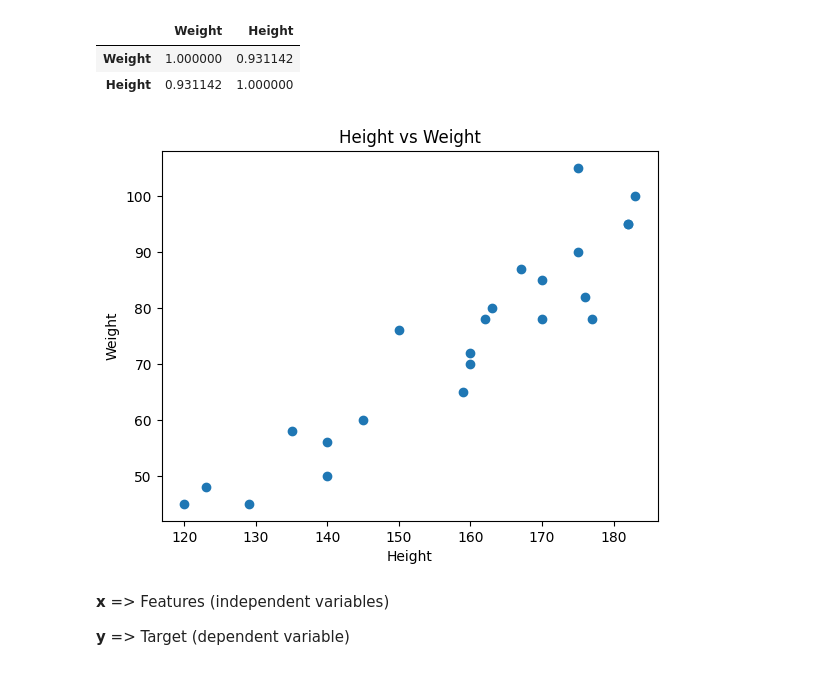
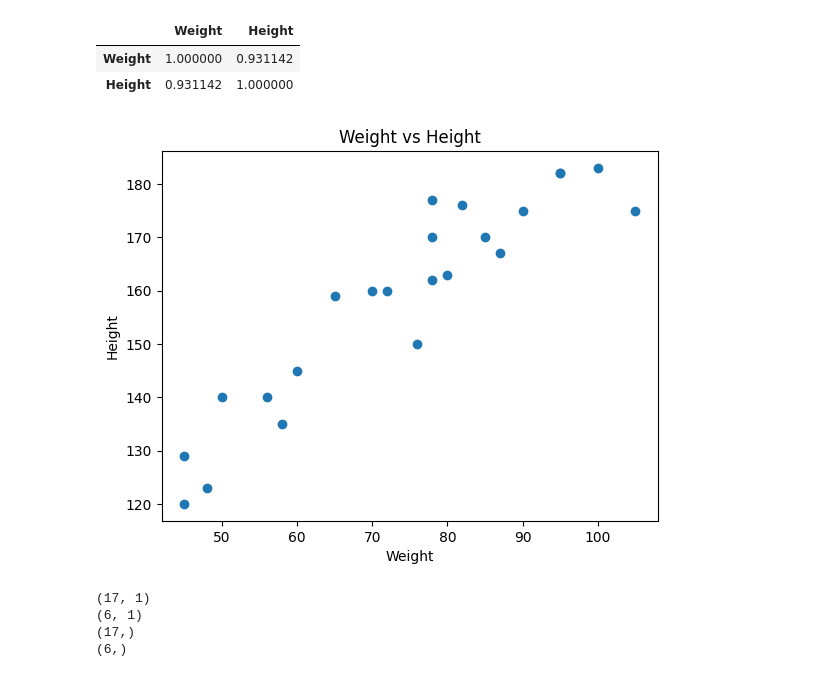
Before and after one commit to Varalakshmi-skab/datasciencelearning, a Jupyter notebook: SimplelLinearReggresionProject.ipynb, the cells around one changed output. Saved outputs shown, nothing was run; the diff lists cells and outputs as text; code cells hidden in the pictures.

```diff
--- a/SimplelLinearReggresionProject.ipynb
+++ b/SimplelLinearReggresionProject.ipynb
@@ -12,5 +11,5 @@ from sklearn.metrics import mean_absolute_error, r2_score
 # %%
-df=pd.read_csv("/content/drive/MyDrive/Datasets for datascience/height-weight (1).csv")
+df = pd.read_csv("/content/drive/MyDrive/Datasets for datascience/height-weight.csv")
 df.head()
 # %% [output]
 |  | Weight | Height |
@@ -42,10 +41,10 @@ df.corr()
 | Weight | 1.000000 | 0.931142 |
 | Height | 0.931142 | 1.000000 |
 # %%
-plt.scatter(df['Height'],df['Weight'])
-plt.xlabel('Height')
-plt.ylabel('Weight')
-plt.title('Height vs Weight')
+plt.scatter(df['Weight'], df['Height'])
+plt.xlabel("Weight")
+plt.ylabel("Height")
+plt.title("Weight vs Height")
 plt.show()
 # %% [output]
-[figure, old version]
+[figure, new version]
@@ -54,5 +51 @@ df.describe()
-# %% [markdown]
-**x** => Features (independent variables)
-
-**y** => Target (dependent variable)
 # %%
@@ -70,5 +61,10 @@ X_train,X_test,Y_train,Y_test=train_test_split(
 # %%
 print(X_train.shape)
 print(X_test.shape)
-print(Y_train.shape)
-print(Y_test.shape)
+print(y_train.shape)
+print(y_test.shape)
+# %% [output]
+(17, 1)
+(6, 1)
+(17,)
+(6,)
```
Also changed, not shown: parts of 23 cells of this notebook.
